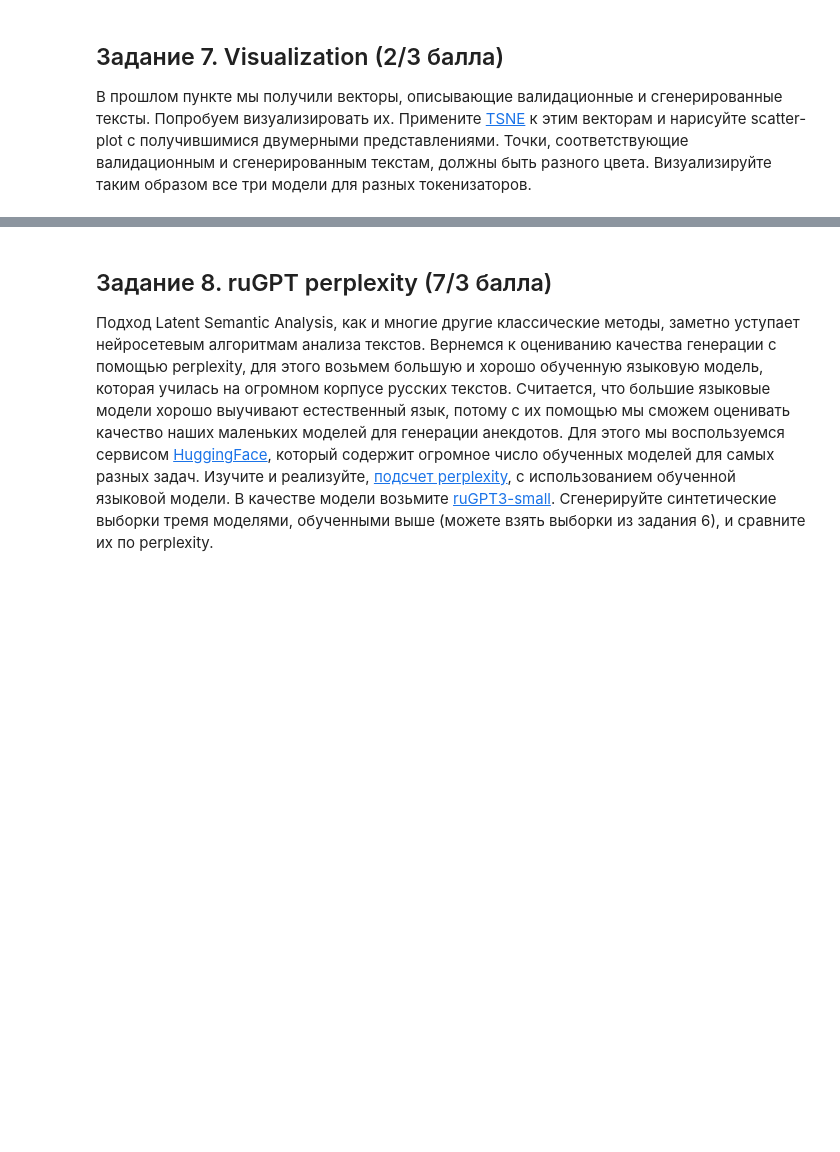
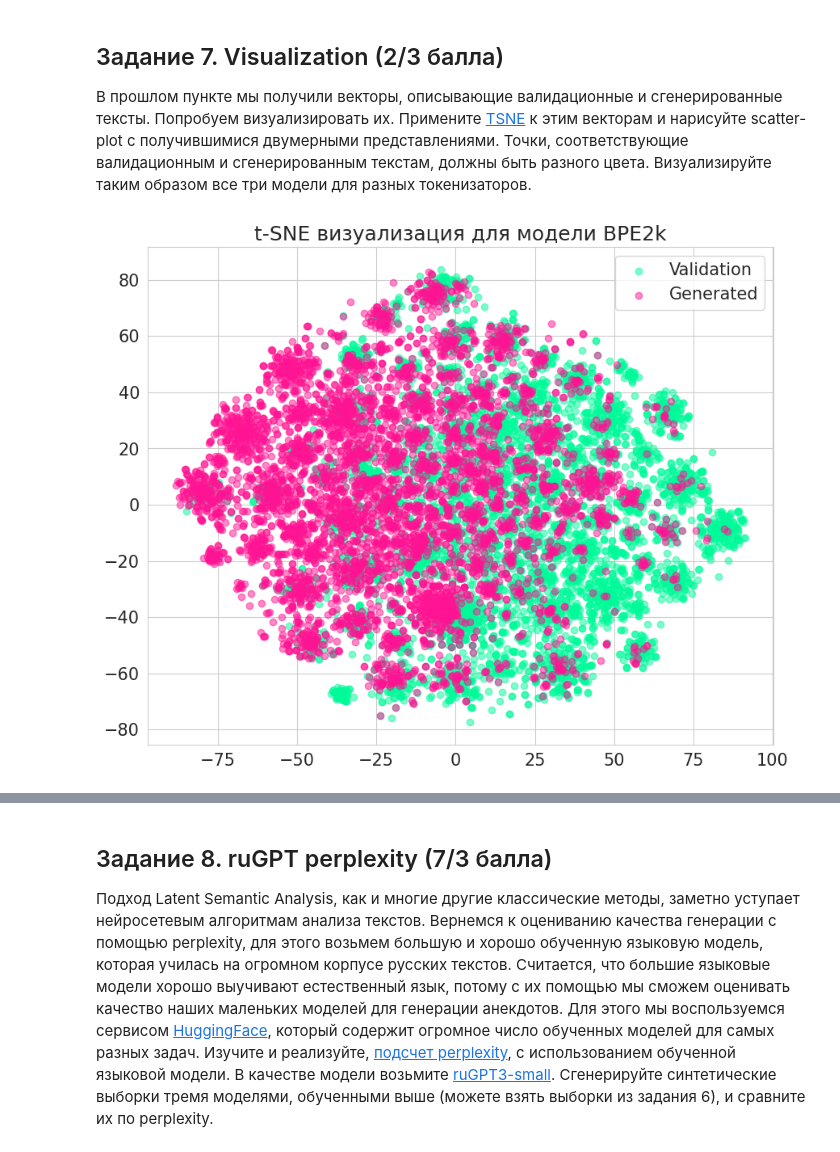
Before and after one commit to TaniaZharova2205/HSE, a Jupyter notebook: DL_1(4)/homeworks/HW4/HW4.ipynb, the cells around one changed output, grey strips where cells are left out. Drawn from its saved outputs; the diff is of its cells as text; code cells hidden in the pictures; blank space fills up the shorter version.

```diff
--- a/DL_1(4)/homeworks/HW4/HW4.ipynb
+++ b/DL_1(4)/homeworks/HW4/HW4.ipynb
@@ -221,4 +279,24 @@ with torch.no_grad():
 
 Какие плюсы и минусы есть у описанной метрики?
 # %%
-# YOUR CODE HERE (⊃｡•́‿•̀｡)⊃━✿✿✿✿✿✿
+def lsa_matrix(model, val_dataset, temp = 1, n_components = 100):
+    generated_texts = []
+    for _ in tqdm(range(len(val_dataset)), desc="Генерируем текст"):
+        generated_texts.append(model.inference(temp = temp))
+
+    val_texts = []
+    for i in tqdm(range(len(val_dataset)), desc="Обрабатываем текст валидации"):
+        indices, _ = val_dataset[i]
+        val_texts.append(val_dataset.ids2text(indices.tolist()))
+
+    # Комбинируем тексты
+    all_texts = val_texts + generated_texts
+    labels = ['val'] * len(val_texts) + ['gen'] * len(generated_texts)
+
+    # Создаем TF-IDF матрицу
+    vectorizer = TfidfVectorizer()
+    tfidf_matrix = vectorizer.fit_transform(all_texts)
+
+    svd = TruncatedSVD(n_components=n_components)
+    matrix = svd.fit_transform(tfidf_matrix)
+    return generated_texts, val_texts, matrix
@@ -224,0 +315,6 @@ with torch.no_grad():
+# %%
+model_lstm = LanguageModel(dataset=train_set, rnn_type=torch.nn.LSTM).to(device)
+model_lstm.load_state_dict(torch.load('lstm.pth'))
+gen_lstm, val_lstm, matrix_lstm = lsa_matrix(model_lstm, valid_set)
+lstm_score = lsa(matrix_lstm, val_lstm)
+print(f"BPE 2k model LSA score: {lstm_score:.4f}")
@@ -227,4 +352,20 @@ with torch.no_grad():
 
 В прошлом пункте мы получили векторы, описывающие валидационные и сгенерированные тексты. Попробуем визуализировать их. Примените [TSNE](https://scikit-learn.org/stable/modules/generated/sklearn.manifold.TSNE.html) к этим векторам и нарисуйте scatter-plot с получившимися двумерными представлениями. Точки, соответствующие валидационным и сгенерированным текстам, должны быть разного цвета. Визуализируйте таким образом все три модели для разных токенизаторов.
 # %%
-# YOUR CODE HERE (⊃｡•́‿•̀｡)⊃━✿✿✿✿✿✿
+def tsne(matrix, val_texts, model_name, perplexity=30, max_iter=1000):
+    tsne = TSNE(n_components=2, perplexity=perplexity, max_iter=max_iter, random_state=42)
+    embeddings = tsne.fit_transform(matrix)
+
+    val_embeddings = embeddings[:len(val_texts)]
+    gen_embeddings = embeddings[len(val_texts):]
+
+    plt.figure(figsize=(10, 8))
+    plt.scatter(val_embeddings[:, 0], val_embeddings[:, 1], c='#00FA9A', alpha=0.5, label='Validation')
+    plt.scatter(gen_embeddings[:, 0], gen_embeddings[:, 1], c='#FF1493', alpha=0.5, label='Generated')
+    plt.title(f't-SNE визуализация для модели {model_name}')
+    plt.legend()
+    plt.show()
+# %%
+tsne(matrix_lstm, val_lstm, "BPE2k")
+# %% [output]
+[figure, added]
```
Also changed, not shown: parts of 30 cells of this notebook, 1 other file.
